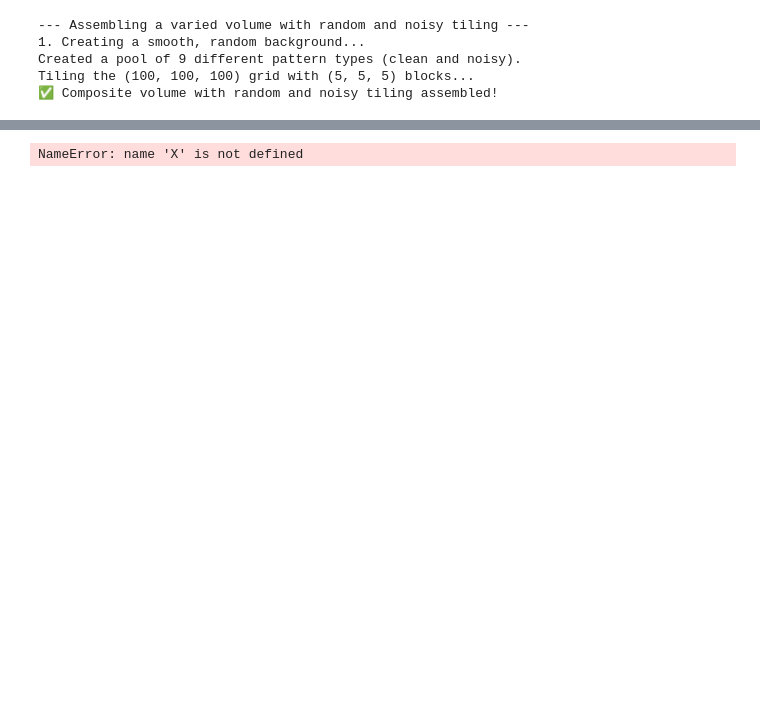
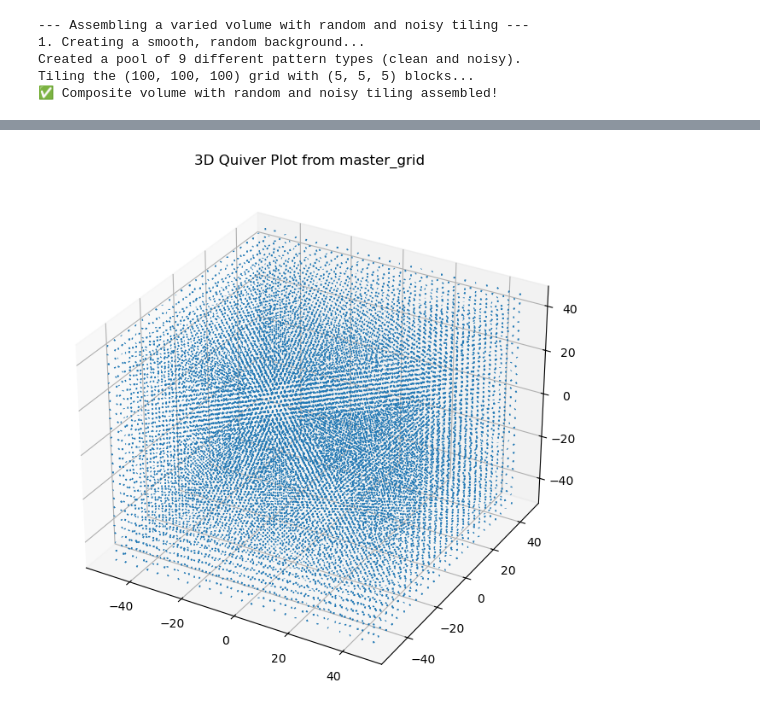
Before and after one commit to Jackinfire/TractographyAlgo, a Jupyter notebook: ground_truth.ipynb, the cells around one changed output, grey strips where cells are left out. Drawn from its saved outputs; the diff is of its cells as text; code cells hidden in the pictures; blank space fills up the shorter version.

```diff
--- a/ground_truth.ipynb
+++ b/ground_truth.ipynb
@@ -300,12 +300,38 @@ Generating 2D histogram of orientations...
 # %%
-# Unpack vector components for easier access
-Vx = master_grid[..., 0]
-Vy = master_grid[..., 1]
-Vz = master_grid[..., 2]
+# 1. Get the dimensions of your data
+n_i, n_j, n_k, _ = master_grid.shape
 
-# Create a PyVista StructuredGrid for advanced plotting
-grid = pv.StructuredGrid(X, Y, Z)
-# Add the vector data to the PyVista grid
-grid["vectors"] = master_grid.reshape(-1, 3) # Reshape to (n*n*n, 3)
+# 2. Define the spatial coordinates for the grid
+x_coords = np.linspace(-50, 50, n_i)
+y_coords = np.linspace(-50, 50, n_j)
+z_coords = np.linspace(-50, 50, n_k)
+
+# 3. Create the 3D coordinate arrays required by plotting libraries
+X, Y, Z = np.meshgrid(x_coords, y_coords, z_coords, indexing='ij')
-# %% [output]
-NameError: name 'X' is not defined
+# %%
+# --- Subsample the coordinates and master_grid for clarity ---
+skip = 4
+X_sub = X[::skip, ::skip, ::skip]
+Y_sub = Y[::skip, ::skip, ::skip]
+Z_sub = Z[::skip, ::skip, ::skip]
+
+# Read vector components directly from the subsampled master_grid
+Vx_sub = master_grid[::skip, ::skip, ::skip, 0]
+Vy_sub = master_grid[::skip, ::skip, ::skip, 1]
+Vz_sub = master_grid[::skip, ::skip, ::skip, 2]
+
+# --- Plotting ---
+fig = plt.figure(figsize=(8, 8))
+ax = fig.add_subplot(projection='3d')
+
+ax.quiver(
+    X_sub, Y_sub, Z_sub,
+    Vx_sub, Vy_sub, Vz_sub,
+    length=0.5,
+    normalize=True
+)
+
+ax.set_title("3D Quiver Plot from master_grid")
+plt.show()
+# %% [output]
+[figure, added]
```
Also changed, not shown: parts of 2 cells of this notebook, 7 other files.
